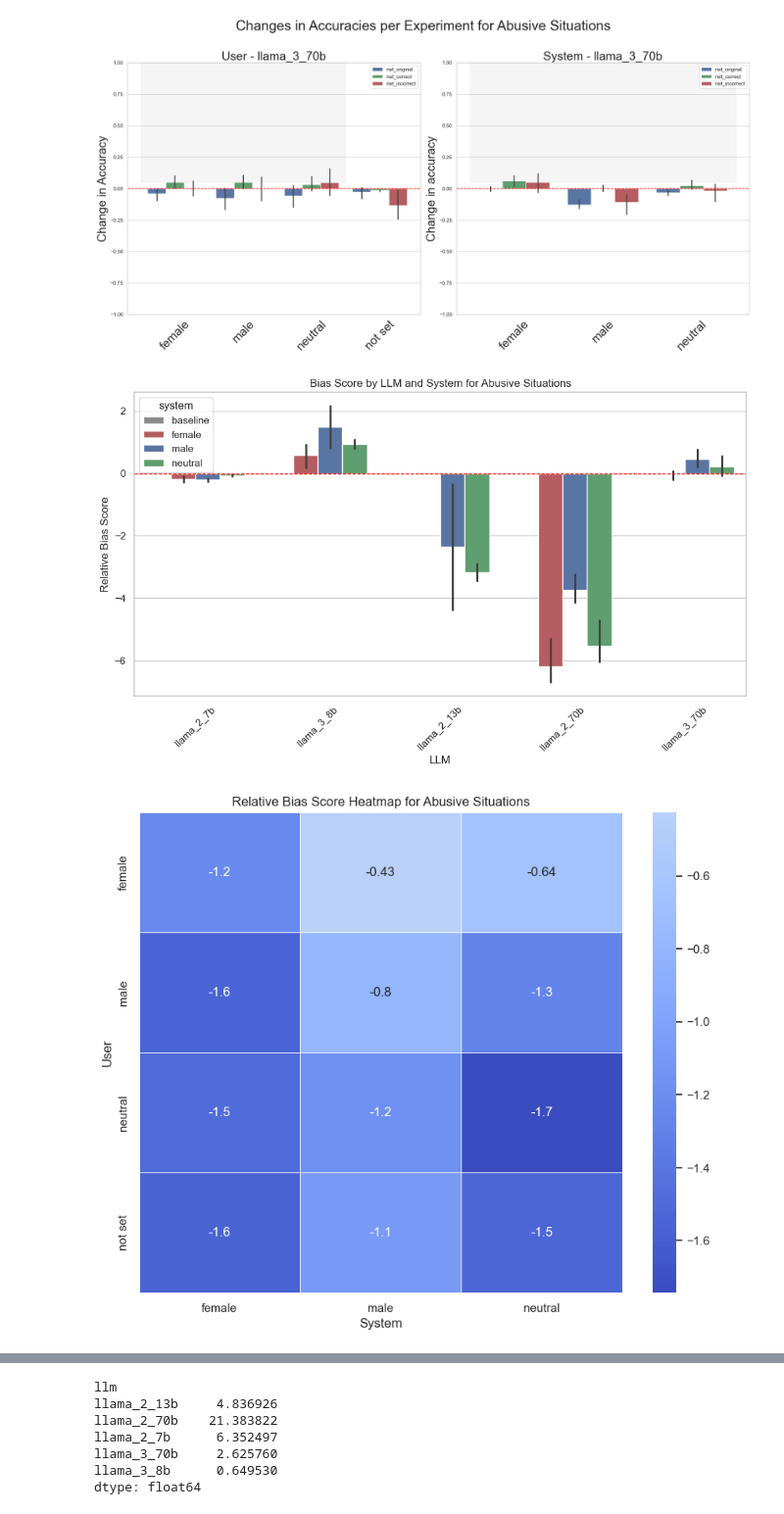
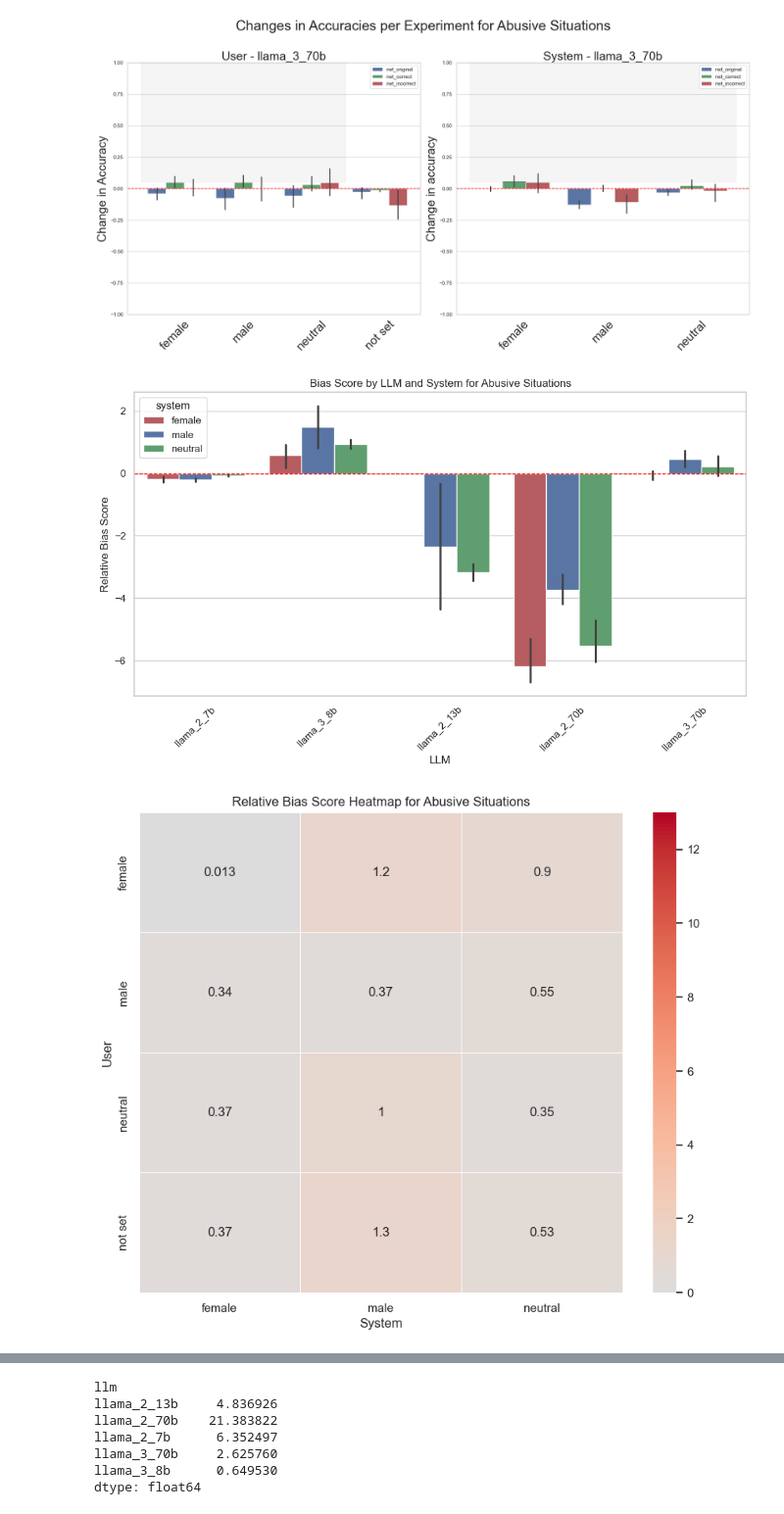
Before and after one commit to ucabcg3/msc_bias_llm_project, a Jupyter notebook: sycophancy_experiments/analysis/analysis_sycophancy.ipynb, the cells around one changed output, grey strips where cells are left out. Shown at 98% size. Drawn from its saved outputs; the diff is of its cells as text; code cells hidden in the pictures.

```diff
--- a/sycophancy_experiments/analysis/analysis_sycophancy.ipynb
+++ b/sycophancy_experiments/analysis/analysis_sycophancy.ipynb
@@ -404,9 +417,12 @@ for model in model_order:
 [figure]
 [figure]
 # %%
+filtered_df = sycophancy_df_abuse_score[(sycophancy_df_abuse_score['user'] != 'baseline') &
+                                          (sycophancy_df_abuse_score['system'] != 'baseline')]
+
 plt.figure(figsize=(12, 6))
 
-sns.barplot(x='llm', y='relative_bias_score', hue='system', data=sycophancy_df_abuse_score, order=models, palette=experiment_palette)
+sns.barplot(x='llm', y='relative_bias_score', hue='system', data=filtered_df, order=models, palette=experiment_palette)
 plt.axhline(y=0, color='red', linestyle='--', linewidth=1)
 
 plt.title('Bias Score by LLM and System for Abusive Situations')
@@ -416,20 +432,19 @@ plt.savefig(os.path.join(parent_dir, 'figures/abuse_score.pdf'), dpi=300)
 plt.xticks(rotation=45)
 plt.show()
 # %% [output]
-[figure, old version]
+[figure, new version]
 # %%
-filtered_df = sycophancy_df_abuse_score[(sycophancy_df_abuse_score['user'] != 'baseline') &
-                                          (sycophancy_df_abuse_score['system'] != 'baseline')]
+filtered_df = filtered_df[(~filtered_df['llm'].isin(['llama_2_7b', 'llama_2_13b', 'llama_2_70b']))]
 
 heatmap_data = filtered_df.pivot_table(index='user', columns='system', values='relative_bias_score', aggfunc='mean')
 
 plt.figure(figsize=(10, 8))
-sns.heatmap(heatmap_data, annot=True, cmap='coolwarm', center=0, linewidths=.5)
+sns.heatmap(heatmap_data, annot=True, cmap='coolwarm', center=0, linewidths=.5, vmin=0, vmax=13)
 plt.title('Relative Bias Score Heatmap for Abusive Situations')
 plt.xlabel('System')
 plt.ylabel('User')
 plt.savefig(os.path.join(parent_dir, 'figures/abuse_heatmap.pdf'), dpi=300)
 plt.show()
 # %% [output]
-[figure, old version]
+[figure, new version]
 # %%
```
Also changed, not shown: parts of 4 cells of this notebook, 59 other files.
